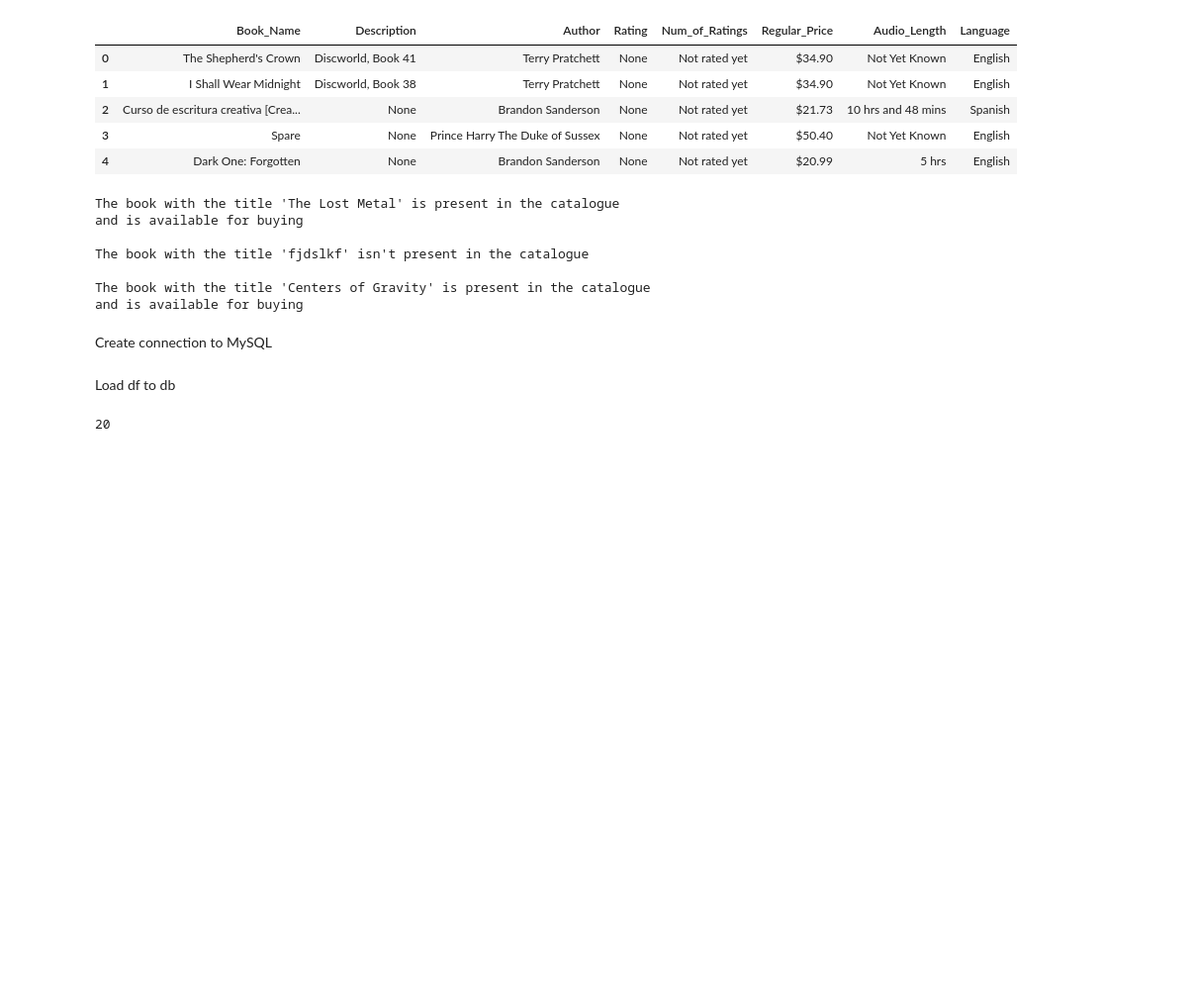
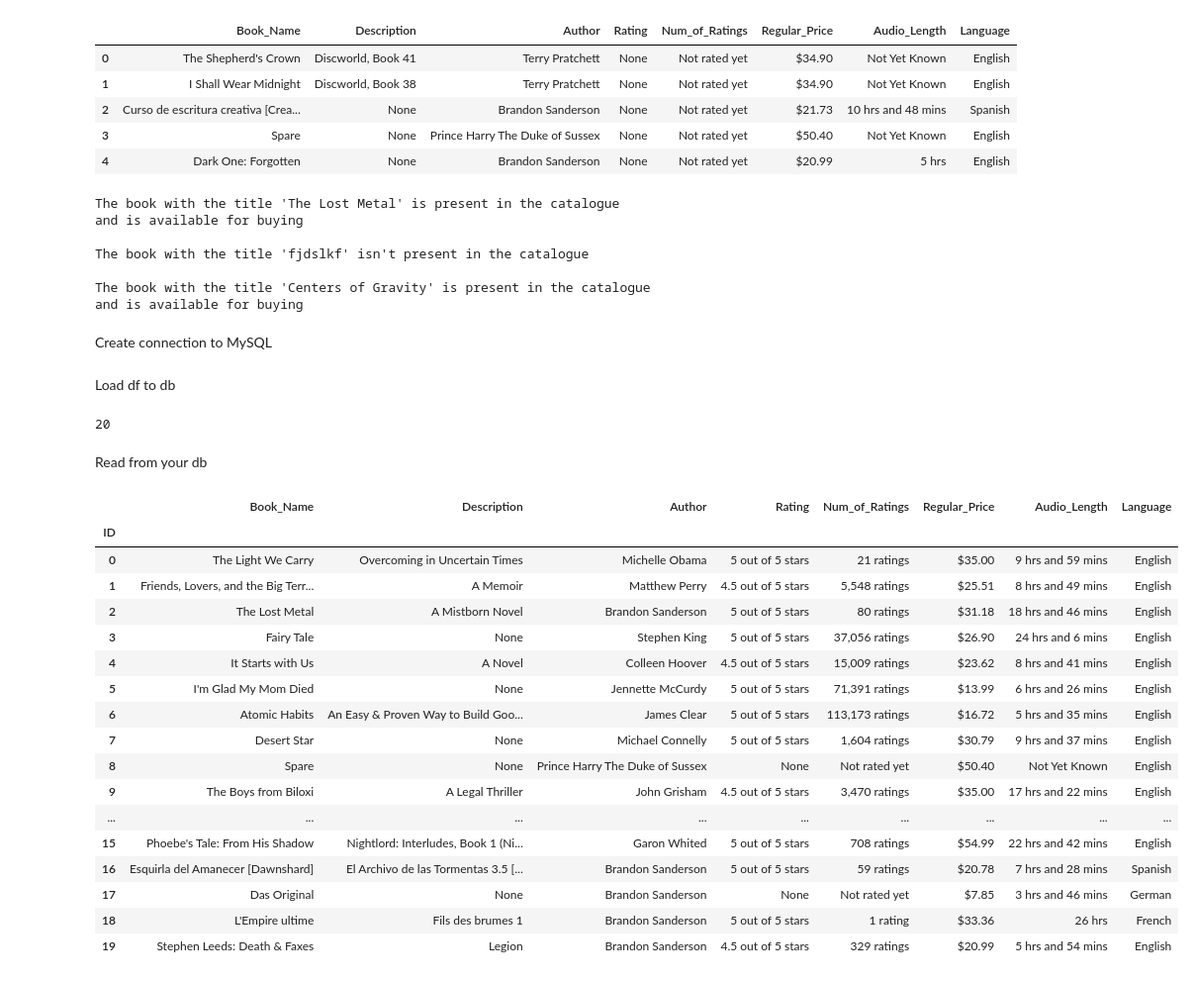
Before and after one commit to Igor-Sikorsky-IST-Hub/SDT_2022, a Jupyter notebook: IA-01/Antoniuk_Stepan/src/scraper.ipynb, the cells around one changed output. Shown: that part at 99% size. Saved outputs shown, nothing was run; the diff lists cells and outputs as text; code cells hidden in the pictures; blank space fills up the shorter version.

Commit message:
Read from your DB

```diff
--- a/IA-01/Antoniuk_Stepan/src/scraper.ipynb
+++ b/IA-01/Antoniuk_Stepan/src/scraper.ipynb
@@ -226,2 +226,26 @@ df.to_sql(name="books", if_exists='replace', con=engine)
 # %% [output]
 20
+# %% [markdown]
+Read from your db
+# %%
+df1 = pd.read_sql("select * from books;", engine, index_col="ID")
+df1
+# %% [output]
+|  | Book_Name | Description | Author | Rating | Num_of_Ratings | Regular_Price | Audio_Length | Language |
+| ID |  |  |  |  |  |  |  |  |
+| 0 | The Light We Carry | Overcoming in Uncertain Times | Michelle Obama | 5 out of 5 stars | 21 ratings | $35.00 | 9 hrs and 59 mins | English |
+| 1 | Friends, Lovers, and the Big Terr... | A Memoir | Matthew Perry | 4.5 out of 5 stars | 5,548 ratings | $25.51 | 8 hrs and 49 mins | English |
+| 2 | The Lost Metal | A Mistborn Novel | Brandon Sanderson | 5 out of 5 stars | 80 ratings | $31.18 | 18 hrs and 46 mins | English |
+| 3 | Fairy Tale | None | Stephen King | 5 out of 5 stars | 37,056 ratings | $26.90 | 24 hrs and 6 mins | English |
+| 4 | It Starts with Us | A Novel | Colleen Hoover | 4.5 out of 5 stars | 15,009 ratings | $23.62 | 8 hrs and 41 mins | English |
+| 5 | I'm Glad My Mom Died | None | Jennette McCurdy | 5 out of 5 stars | 71,391 ratings | $13.99 | 6 hrs and 26 mins | English |
+| 6 | Atomic Habits | An Easy & Proven Way to Build Goo... | James Clear | 5 out of 5 stars | 113,173 ratings | $16.72 | 5 hrs and 35 mins | English |
+| 7 | Desert Star | None | Michael Connelly | 5 out of 5 stars | 1,604 ratings | $30.79 | 9 hrs and 37 mins | English |
+| 8 | Spare | None | Prince Harry The Duke of Sussex | None | Not rated yet | $50.40 | Not Yet Known | English |
+| 9 | The Boys from Biloxi | A Legal Thriller | John Grisham | 4.5 out of 5 stars | 3,470 ratings | $35.00 | 17 hrs and 22 mins | English |
+| ... | ... | ... | ... | ... | ... | ... | ... | ... |
+| 15 | Phoebe's Tale: From His Shadow | Nightlord: Interludes, Book 1 (Ni... | Garon Whited | 5 out of 5 stars | 708 ratings | $54.99 | 22 hrs and 42 mins | English |
+| 16 | Esquirla del Amanecer [Dawnshard] | El Archivo de las Tormentas 3.5 [... | Brandon Sanderson | 5 out of 5 stars | 59 ratings | $20.78 | 7 hrs and 28 mins | Spanish |
+| 17 | Das Original | None | Brandon Sanderson | None | Not rated yet | $7.85 | 3 hrs and 46 mins | German |
+| 18 | L'Empire ultime | Fils des brumes 1 | Brandon Sanderson | 5 out of 5 stars | 1 rating | $33.36 | 26 hrs | French |
+| 19 | Stephen Leeds: Death & Faxes | Legion | Brandon Sanderson | 4.5 out of 5 stars | 329 ratings | $20.99 | 5 hrs and 54 mins | English |
```
Also changed, not shown: parts of 1 cell of this notebook.
